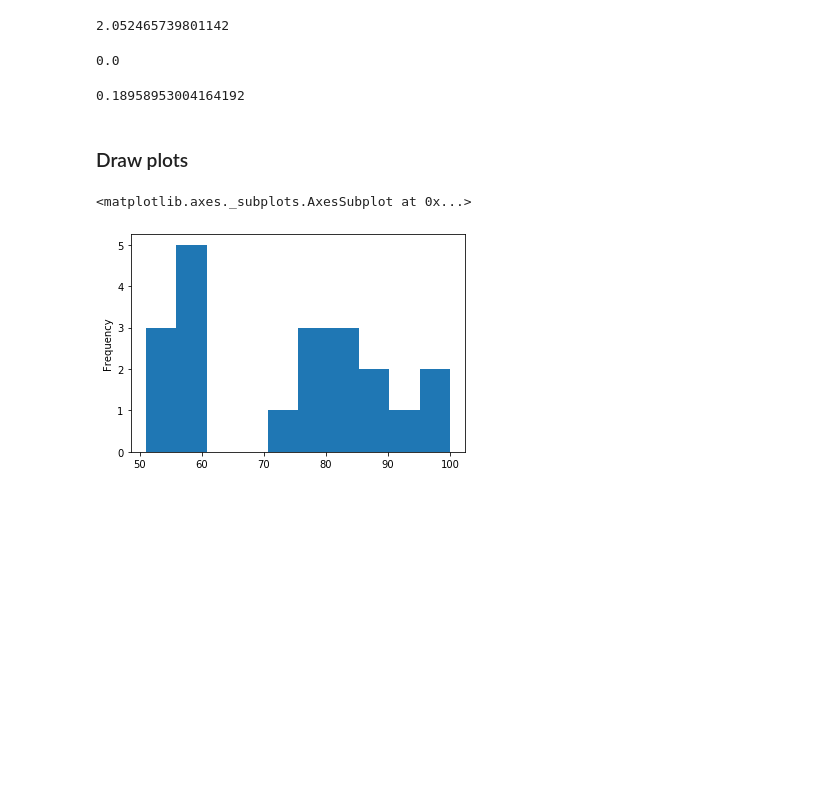
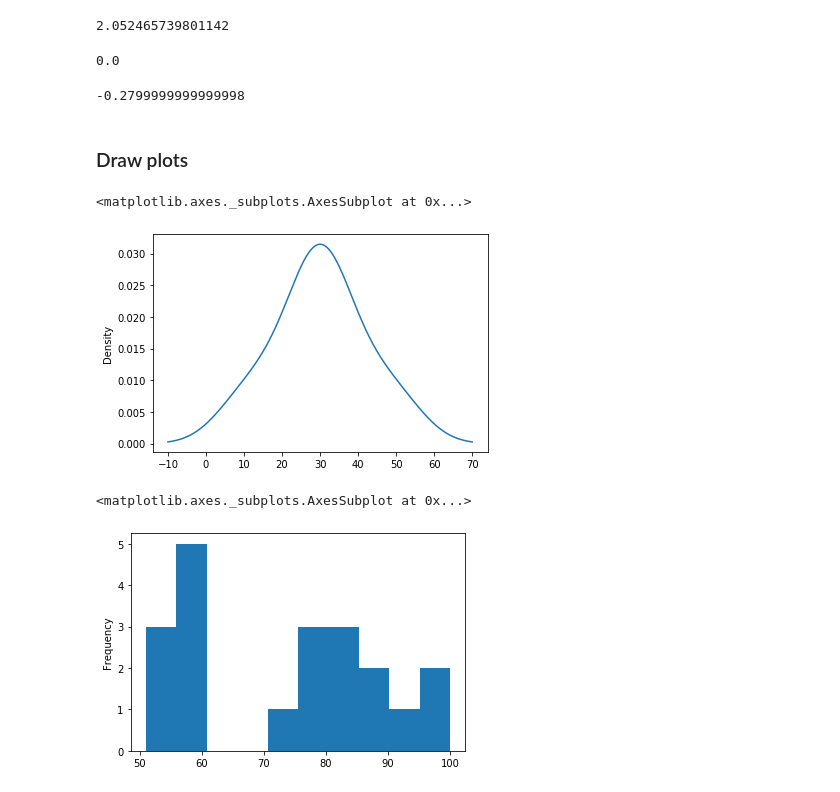
Before and after one commit to SaiPrathek/DS_01_MAY_2020, a Jupyter notebook: stats/stats_demo.ipynb, the cells around one changed output. Saved outputs shown, nothing was run; the diff lists cells and outputs as text; code cells hidden in the pictures; blank space fills up the shorter version.

```diff
--- a/stats/stats_demo.ipynb
+++ b/stats/stats_demo.ipynb
@@ -62,13 +64,18 @@ ss.skew([10,20,30,40,50])
 # %% [output]
 0.0
 # %%
-ss.kurtosis([10,20,30,40,250])
+ss.kurtosis([10,20,30,30,30,30,40,50])
 # %% [output]
-0.18958953004164192
+-0.2799999999999998
 # %% [markdown]
 ### Draw plots
 # %%
 import pandas as pd
+# %%
+pd.Series([10,20,30,30,30,30,40,50]).plot.kde()
+# %% [output]
+<matplotlib.axes._subplots.AxesSubplot at 0x...>
+[figure, added]
 # %%
 sm = pd.Series(marks)
 # %%
```
Also changed, not shown: parts of 57 cells of this notebook, 2 other files.
